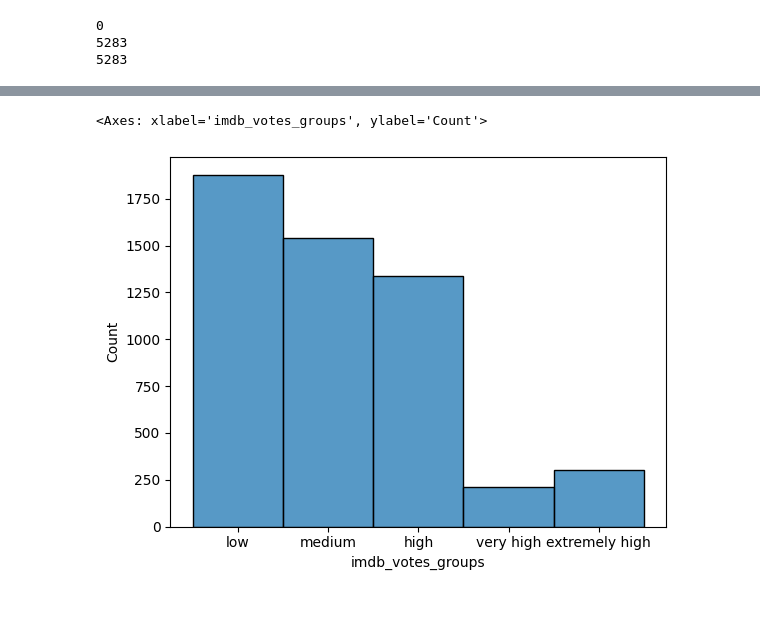
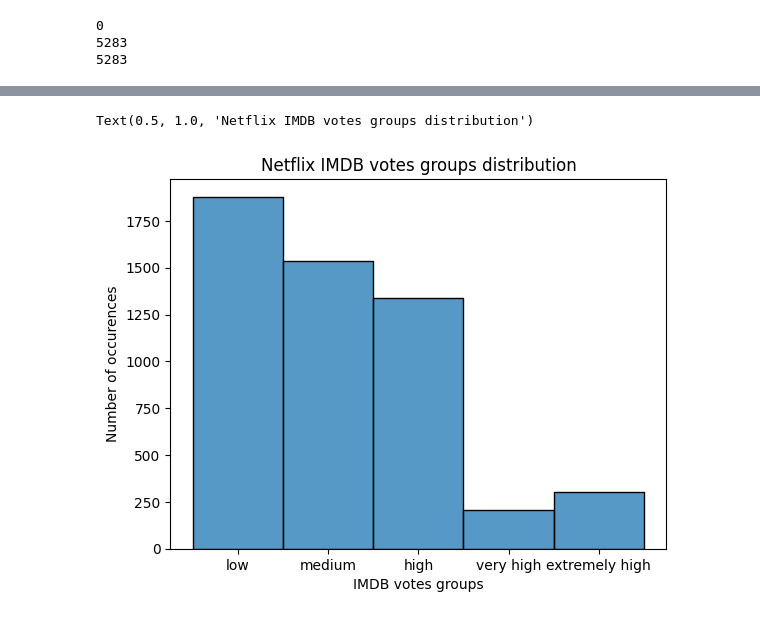
Before and after one commit to AllaKop/Netflix_IMDB_Scores, a Jupyter notebook: Netflix.ipynb, the cells around one changed output, grey strips where cells are left out. Saved outputs shown, nothing was run; the diff lists cells and outputs as text; code cells hidden in the pictures.

```diff
--- a/Netflix.ipynb
+++ b/Netflix.ipynb
@@ -113,7 +130,14 @@ Statistic: 24.13819008979226, Critical Values: [0.576 0.656 0.786 0.917 1.091],
 # %%
-"""Cut imdb_score into groups - 1-6 negative, 7-8 neutral, 9-10 positive"""
+"""Cutting imdb_score into groups - 1-6 negative, 7-8 neutral, 9-10 positive"""
 
-netflix['imdb_score_groups'] = pd.cut(netflix['imdb_score'], bins=[1, 7, 9, float('inf')], labels=['negative', 'neutral', 'positive'])
+# Creating new column of IMDB score groups
+netflix['imdb_score_groups'] = pd.cut(netflix['imdb_score'], bins=[1, 6, 7.5, float('inf')], labels=['negative', 'neutral', 'positive'])
 
-sns.histplot(netflix['imdb_score_groups'], bins=100)
+# Building histogram for imdb_score
+sns.histplot(netflix['imdb_score_groups'])
+
+# Renaming X, Y axes, title
+plt.xlabel("IMDB score groups")
+plt.ylabel("Number of occurences")
+plt.title("Netflix IMDB score groups distribution")
 # %% [output]
@@ -156,9 +178,16 @@ Statistic: nan, Critical Values: [0.576 0.656 0.786 0.917 1.091], Significance L
 # %%
-"""Cut imdb_votes into groups"""
+"""Cutting imdb_votes into groups"""
 
+# Creating new column IMDB votes groups
 netflix['imdb_votes_groups'] = pd.cut(netflix['imdb_votes'], bins=[0, 1000, 5000, 50000, 100000, float('inf')], labels=['low', 'medium', 'high', 'very high', 'extremely high'])
 
+# Building histogram for IMDB votes groups
 sns.histplot(netflix['imdb_votes_groups'])
+
+# Renaming X, Y axes, title
+plt.xlabel("IMDB votes groups")
+plt.ylabel("Number of occurences")
+plt.title("Netflix IMDB votes groups distribution")
 # %% [output]
-<Axes: xlabel='imdb_votes_groups', ylabel='Count'>
+Text(0.5, 1.0, 'Netflix IMDB votes groups distribution')
-[figure, old version]
+[figure, new version]
```
Also changed, not shown: parts of 19 cells of this notebook.
